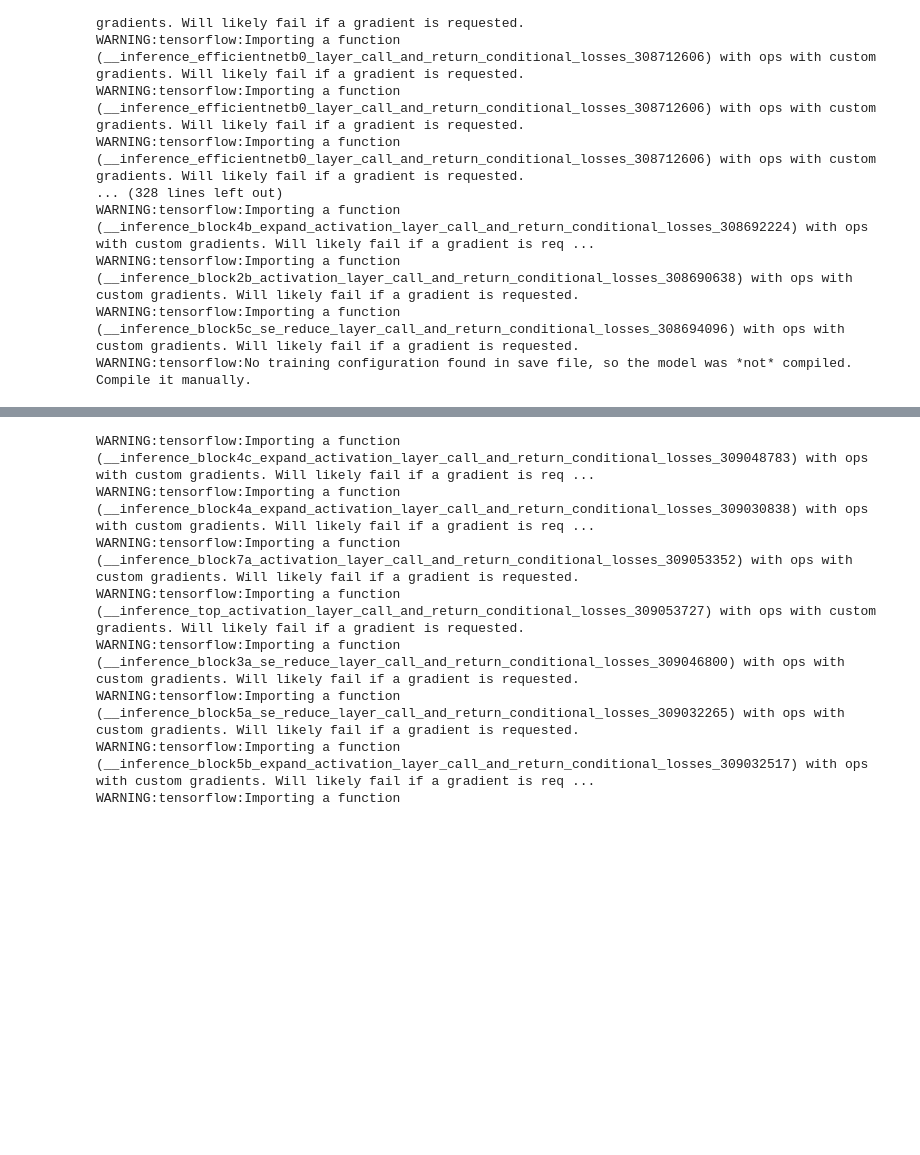
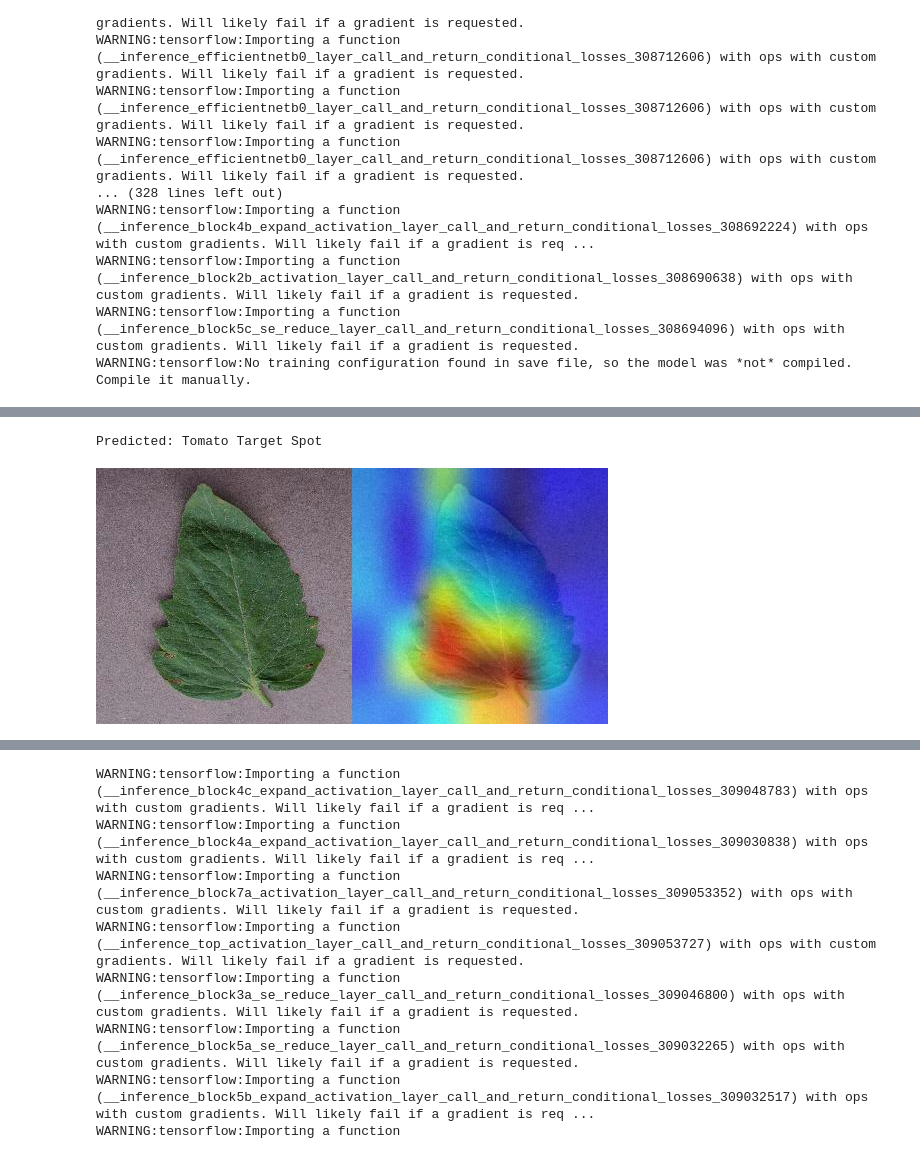
Before and after one commit to louis-li/PlantDiseaseDetection, a Jupyter notebook: 4. CL-Tomato.ipynb, the cells around one changed output, grey strips where cells are left out. Cells and saved outputs as stored; diff of their text form; code cells hidden in the pictures; blank space fills up the shorter version.

```diff
--- a/4. CL-Tomato.ipynb
+++ b/4. CL-Tomato.ipynb
@@ -438,0 +444,6 @@ INFO:tensorflow:Assets written to: models/EfficientNet_CL_20210312\assets
+# %%
+import grad_cam
+grad_cam.showGradCam(model2, classifier_layer_name=['global_average_pooling2d_4','dense_6'], img_path = r"F:\notebooks\capstone\data\multipleplants\Tomato___Target_Spot\007ec913-8cfe-43ed-b458-f041a17266ae___Com.G_TgS_FL 9844.JPG", classes=classes)
+# %% [output]
+Predicted: Tomato Target Spot
+[figure, added]
```
Also changed, not shown: parts of 14 cells of this notebook, 2 other files.
